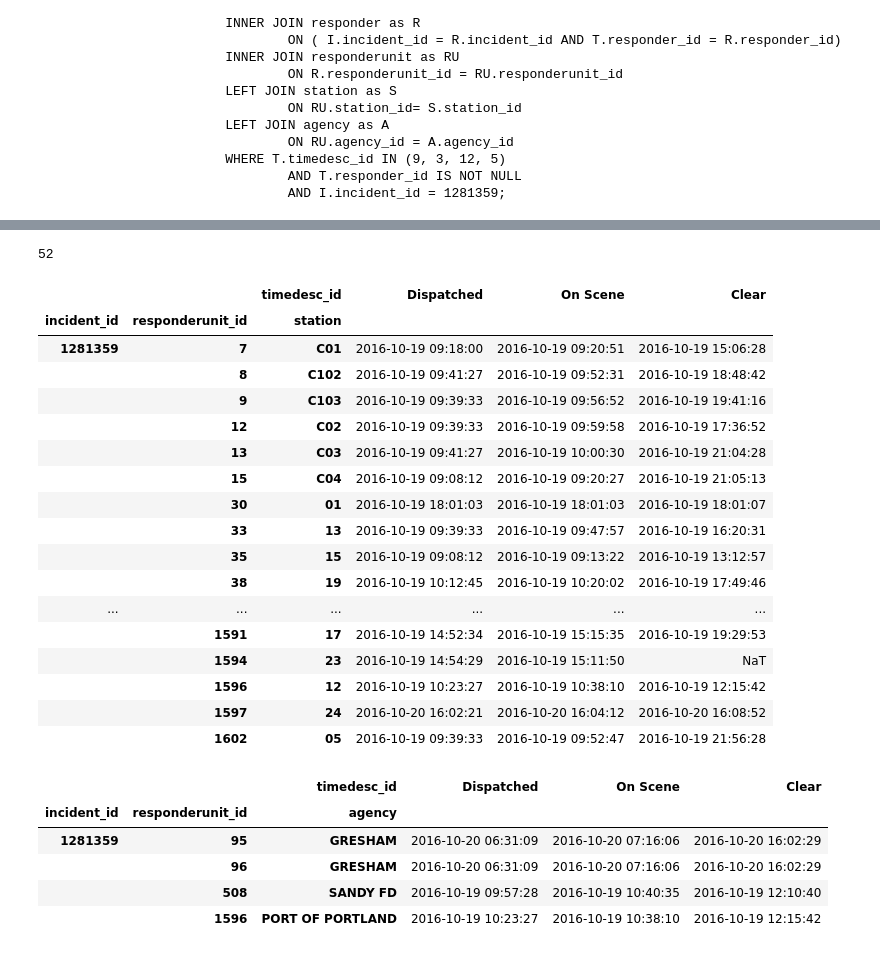
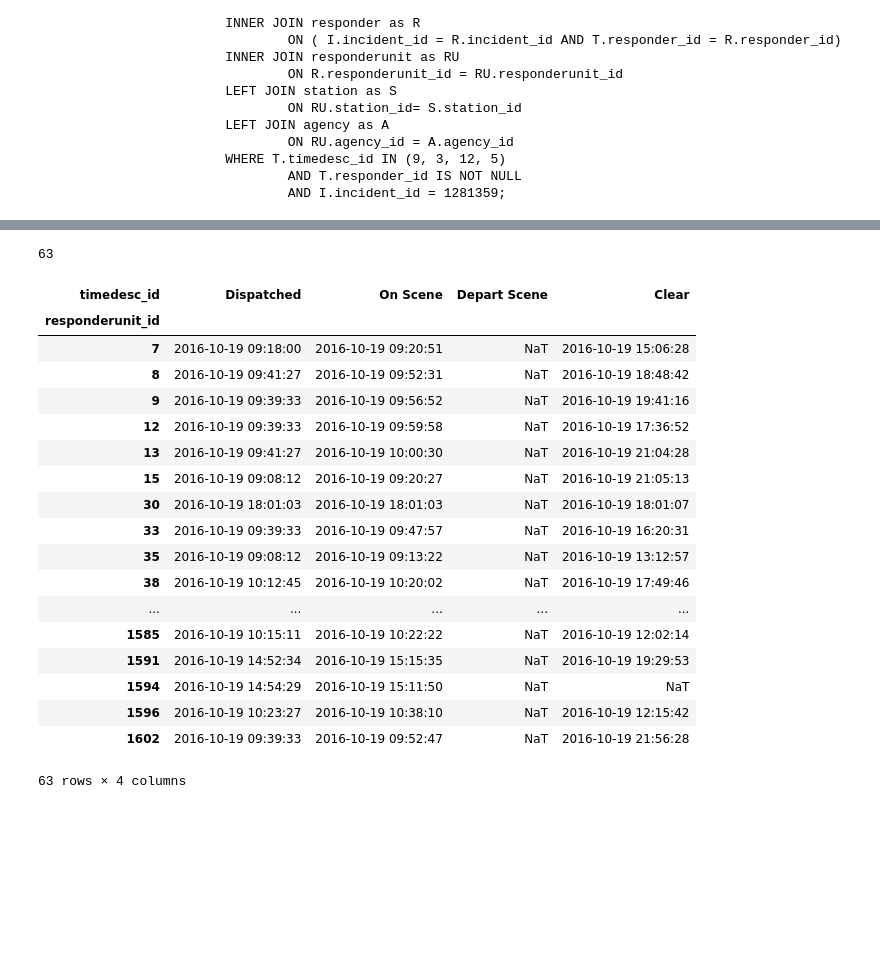
Before and after one commit to hackoregon/emergency-response, a Jupyter notebook: notebooks/bagelshop_firstlook.ipynb, the cells around one changed output, grey strips where cells are left out. Cells and saved outputs as stored; diff of their text form; code cells hidden in the pictures; blank space fills up the shorter version.

```diff
--- a/notebooks/bagelshop_firstlook.ipynb
+++ b/notebooks/bagelshop_firstlook.ipynb
@@ -131,0 +183,3 @@ table.head(30)
+# %%
+d = {3: 'Dispatched', 5 : 'On Scene', 9: 'Depart Scene', 12: 'Clear'}
+table2 = getTimeDataset2(d)
@@ -132,45 +235,34 @@ table.head(30)
 # %%
 ###Filter out the responders from other cities
 ###There are still some non-integer station description codes
-table_s = table.copy()
-table_s.dropna(subset=['station'],inplace=True)
-stationTable = table_s.pivot_table(index=['incident_id', 'responderunit_id','station'],\
+table_s = table2.copy()
+#table_s.dropna(subset=['station'],inplace=True)
+stationTable = table_s.pivot_table(index=['responderunit_id'],\
                 columns='timedesc_id', values='realtime', aggfunc='first')
 stationTable.rename(columns=d, inplace=True)
+
+## sort by dispatch time
+#stationTable.sort_values('Dispatched', axis=0, ascending=True, inplace=True)
 print(len(stationTable))
 stationTable
 # %% [output]
-52
+63
-|  |  | timedesc_id | Dispatched | On Scene | Clear |
-| incident_id | responderunit_id | station |  |  |  |
-| 1281359 | 7 | C01 | 2016-10-19 09:18:00 | 2016-10-19 09:20:51 | 2016-10-19 15:06:28 |
-|  | 8 | C102 | 2016-10-19 09:41:27 | 2016-10-19 09:52:31 | 2016-10-19 18:48:42 |
-|  | 9 | C103 | 2016-10-19 09:39:33 | 2016-10-19 09:56:52 | 2016-10-19 19:41:16 |
-|  | 12 | C02 | 2016-10-19 09:39:33 | 2016-10-19 09:59:58 | 2016-10-19 17:36:52 |
-|  | 13 | C03 | 2016-10-19 09:41:27 | 2016-10-19 10:00:30 | 2016-10-19 21:04:28 |
-|  | 15 | C04 | 2016-10-19 09:08:12 | 2016-10-19 09:20:27 | 2016-10-19 21:05:13 |
-|  | 30 | 01 | 2016-10-19 18:01:03 | 2016-10-19 18:01:03 | 2016-10-19 18:01:07 |
-|  | 33 | 13 | 2016-10-19 09:39:33 | 2016-10-19 09:47:57 | 2016-10-19 16:20:31 |
-|  | 35 | 15 | 2016-10-19 09:08:12 | 2016-10-19 09:13:22 | 2016-10-19 13:12:57 |
-|  | 38 | 19 | 2016-10-19 10:12:45 | 2016-10-19 10:20:02 | 2016-10-19 17:49:46 |
-| ... | ... | ... | ... | ... | ... |
-|  | 1591 | 17 | 2016-10-19 14:52:34 | 2016-10-19 15:15:35 | 2016-10-19 19:29:53 |
-|  | 1594 | 23 | 2016-10-19 14:54:29 | 2016-10-19 15:11:50 | NaT |
-|  | 1596 | 12 | 2016-10-19 10:23:27 | 2016-10-19 10:38:10 | 2016-10-19 12:15:42 |
-|  | 1597 | 24 | 2016-10-20 16:02:21 | 2016-10-20 16:04:12 | 2016-10-20 16:08:52 |
-|  | 1602 | 05 | 2016-10-19 09:39:33 | 2016-10-19 09:52:47 | 2016-10-19 21:56:28 |
+| timedesc_id | Dispatched | On Scene | Depart Scene | Clear |
+| responderunit_id |  |  |  |  |
+| 7 | 2016-10-19 09:18:00 | 2016-10-19 09:20:51 | NaT | 2016-10-19 15:06:28 |
+| 8 | 2016-10-19 09:41:27 | 2016-10-19 09:52:31 | NaT | 2016-10-19 18:48:42 |
+| 9 | 2016-10-19 09:39:33 | 2016-10-19 09:56:52 | NaT | 2016-10-19 19:41:16 |
+| 12 | 2016-10-19 09:39:33 | 2016-10-19 09:59:58 | NaT | 2016-10-19 17:36:52 |
+| 13 | 2016-10-19 09:41:27 | 2016-10-19 10:00:30 | NaT | 2016-10-19 21:04:28 |
+| 15 | 2016-10-19 09:08:12 | 2016-10-19 09:20:27 | NaT | 2016-10-19 21:05:13 |
+| 30 | 2016-10-19 18:01:03 | 2016-10-19 18:01:03 | NaT | 2016-10-19 18:01:07 |
+| 33 | 2016-10-19 09:39:33 | 2016-10-19 09:47:57 | NaT | 2016-10-19 16:20:31 |
+| 35 | 2016-10-19 09:08:12 | 2016-10-19 09:13:22 | NaT | 2016-10-19 13:12:57 |
+| 38 | 2016-10-19 10:12:45 | 2016-10-19 10:20:02 | NaT | 2016-10-19 17:49:46 |
+| ... | ... | ... | ... | ... |
+| 1585 | 2016-10-19 10:15:11 | 2016-10-19 10:22:22 | NaT | 2016-10-19 12:02:14 |
+| 1591 | 2016-10-19 14:52:34 | 2016-10-19 15:15:35 | NaT | 2016-10-19 19:29:53 |
+| 1594 | 2016-10-19 14:54:29 | 2016-10-19 15:11:50 | NaT | NaT |
+| 1596 | 2016-10-19 10:23:27 | 2016-10-19 10:38:10 | NaT | 2016-10-19 12:15:42 |
+| 1602 | 2016-10-19 09:39:33 | 2016-10-19 09:52:47 | NaT | 2016-10-19 21:56:28 |
+63 rows × 4 columns
-# %%
-###Filter out responders from Portland
-table_a= table.copy()
-table_a = table_a.dropna(subset=['agency'])
-agencyTable = table_a.pivot_table(index=['incident_id', 'responderunit_id', 'agency'],\
-                columns='timedesc_id', values='realtime', aggfunc='first')
-agencyTable.rename(columns=d, inplace=True)
-agencyTable
-# %% [output]
-|  |  | timedesc_id | Dispatched | On Scene | Clear |
-| incident_id | responderunit_id | agency |  |  |  |
-| 1281359 | 95 | GRESHAM | 2016-10-20 06:31:09 | 2016-10-20 07:16:06 | 2016-10-20 16:02:29 |
-|  | 96 | GRESHAM | 2016-10-20 06:31:09 | 2016-10-20 07:16:06 | 2016-10-20 16:02:29 |
-|  | 508 | SANDY FD | 2016-10-19 09:57:28 | 2016-10-19 10:40:35 | 2016-10-19 12:10:40 |
-|  | 1596 | PORT OF PORTLAND | 2016-10-19 10:23:27 | 2016-10-19 10:38:10 | 2016-10-19 12:15:42 |
```
Also changed, not shown: parts of 29 cells of this notebook.
